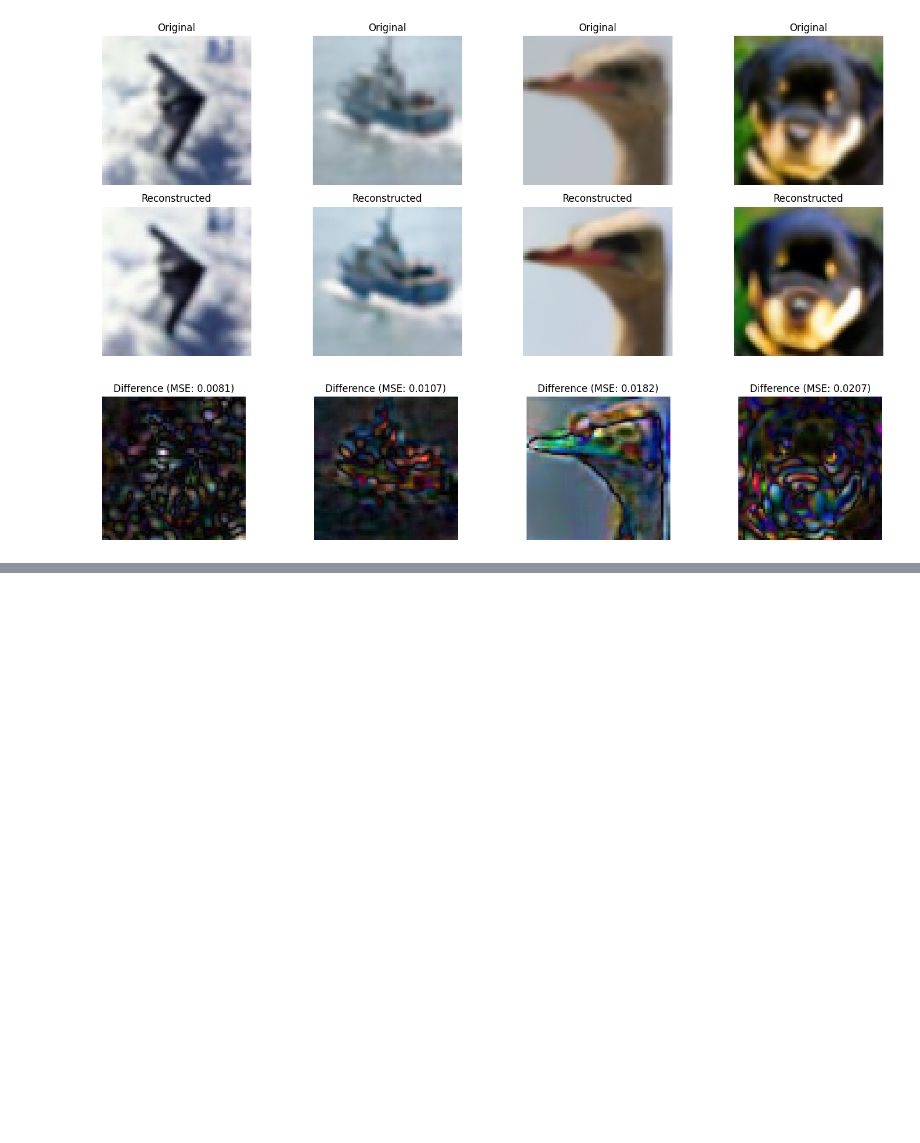
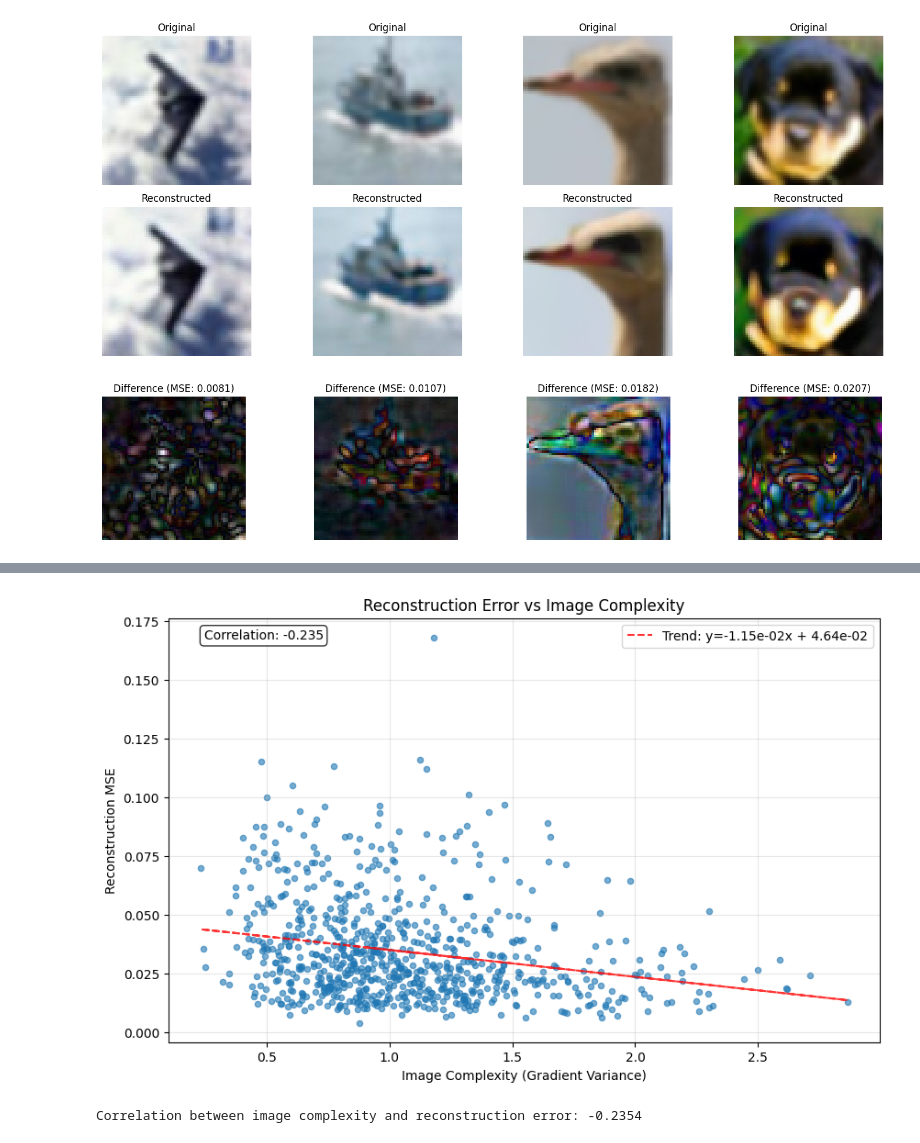
Before and after one commit to Andydiantu/Low_Rank_Generative_Models, a Jupyter notebook: notebooks/test_vae.ipynb, the cells around one changed output, grey strips where cells are left out. Drawn from its saved outputs; the diff is of its cells as text; code cells hidden in the pictures; blank space fills up the shorter version.

```diff
--- a/notebooks/test_vae.ipynb
+++ b/notebooks/test_vae.ipynb
@@ -95,0 +367,68 @@ plt.show()
+# %%
+# Additional analysis: Error vs Image complexity
+def analyze_error_vs_complexity(vae, dataloader, num_batches=20):
+    """
+    Analyze how reconstruction error correlates with image complexity
+    """
+    complexities = []
+    mse_errors = []
+
+    vae.eval()
+    with torch.no_grad():
+        for i, batch in enumerate(tqdm(dataloader, desc="Analyzing complexity vs error")):
+            if i >= num_batches:
+                break
+
+            original_images = batch.to(device)
+
+            # Calculate image complexity as variance in gradients
+            gray_images = torch.mean(original_images, dim=1, keepdim=True)
+            sobel_x = torch.tensor([[-1, 0, 1], [-2, 0, 2], [-1, 0, 1]], dtype=torch.float32).view(1, 1, 3, 3).to(device)
+            sobel_y = torch.tensor([[-1, -2, -1], [0, 0, 0], [1, 2, 1]], dtype=torch.float32).view(1, 1, 3, 3).to(device)
+
+            grad_x = F.conv2d(gray_images, sobel_x, padding=1)
+            grad_y = F.conv2d(gray_images, sobel_y, padding=1)
+            gradient_magnitude = torch.sqrt(grad_x**2 + grad_y**2)
+
+            # Use gradient variance as complexity measure
+            complexity = gradient_magnitude.view(gradient_magnitude.size(0), -1).var(dim=1)
+            complexities.extend(complexity.cpu().numpy())
+
+            # Calculate reconstruction error
+            latents = vae.encode(original_images).latent_dist.sample()
+            reconstructed_images = vae.decode(latents).sample
+
+            mse = F.mse_loss(reconstructed_images, original_images, reduction='none')
+            mse = mse.view(mse.size(0), -1).mean(dim=1)
+            mse_errors.extend(mse.cpu().numpy())
+
+    return np.array(complexities), np.array(mse_errors)
+
+# Analyze complexity vs error
+complexities, complexity_errors = analyze_error_vs_complexity(vae, dataloader, num_batches=50)
+
+# Plot complexity vs error
+plt.figure(figsize=(10, 6))
+plt.scatter(complexities, complexity_errors, alpha=0.6, s=20)
+plt.xlabel('Image Complexity (Gradient Variance)')
+plt.ylabel('Reconstruction MSE')
+plt.title('Reconstruction Error vs Image Complexity')
+
+# Add trend line
+z = np.polyfit(complexities, complexity_errors, 1)
+p = np.poly1d(z)
+plt.plot(complexities, p(complexities), "r--", alpha=0.8, label=f'Trend: y={z[0]:.2e}x + {z[1]:.2e}')
+
+# Calculate correlation
+correlation = np.corrcoef(complexities, complexity_errors)[0, 1]
+plt.text(0.05, 0.95, f'Correlation: {correlation:.3f}', transform=plt.gca().transAxes,
+         bbox=dict(boxstyle='round', facecolor='white', alpha=0.8))
+
+plt.legend()
+plt.grid(True, alpha=0.3)
+plt.show()
+
+print(f"Correlation between image complexity and reconstruction error: {correlation:.4f}")
+# %% [output]
+[figure, added]
+Correlation between image complexity and reconstruction error: -0.2354
```
Also changed, not shown: parts of 12 cells of this notebook.
